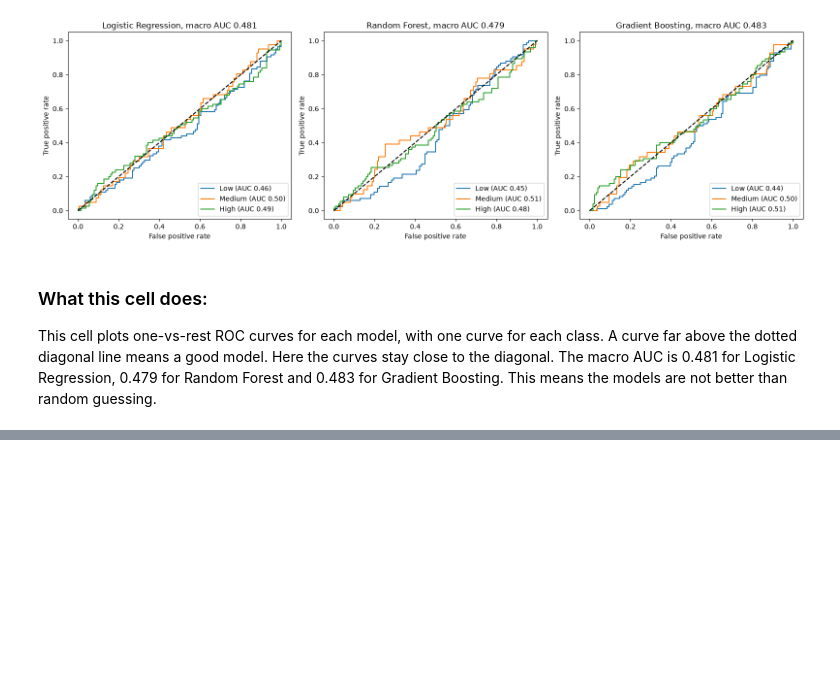
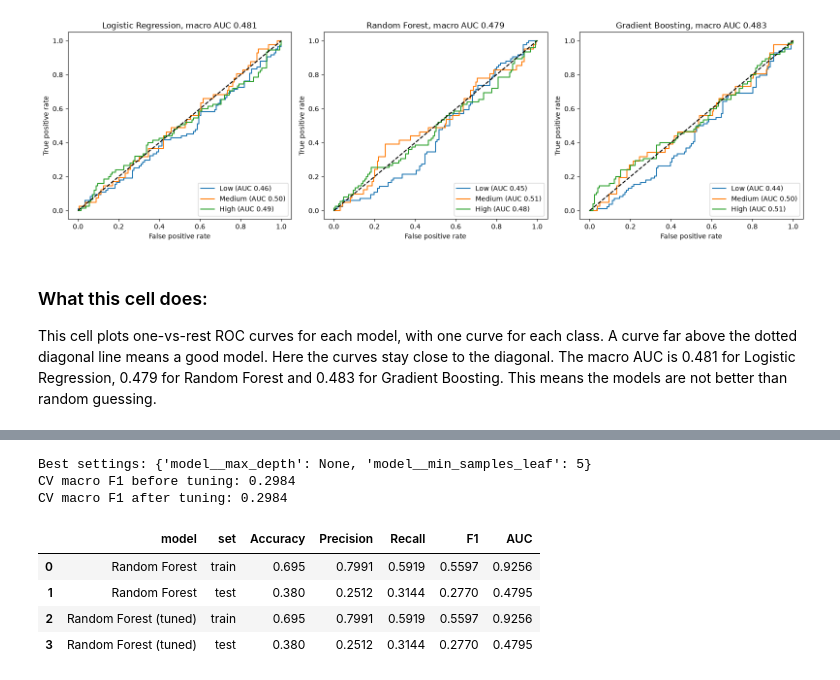
Before and after one commit to l253042/E-commerce, a Jupyter notebook: notebooks/E-commerce.ipynb, the cells around one changed output, grey strips where cells are left out. Saved outputs shown, nothing was run; the diff lists cells and outputs as text; code cells hidden in the pictures; blank space fills up the shorter version.

```diff
--- a/notebooks/E-commerce.ipynb
+++ b/notebooks/E-commerce.ipynb
@@ -1795,0 +1871,18 @@ This cell plots one-vs-rest ROC curves for each model, with one curve for each c
+# %%
+param_grid = {"model__max_depth": [3, 5, 10, None], "model__min_samples_leaf": [5, 20, 50]}
+
+rf_reg_pipe = Pipeline([("prep", make_preprocessor(FINAL_REG)),
+                        ("model", RandomForestRegressor(n_estimators=200, random_state=SEED))])
+grid_reg = GridSearchCV(rf_reg_pipe, param_grid, cv=reg_cv, scoring="r2")
+grid_reg.fit(train[FINAL_REG], y_train_reg)
+tuned_reg = grid_reg.best_estimator_
+
+print("Best settings:", grid_reg.best_params_)
+print("CV R2 before tuning:", round(cv_reg.loc["Random Forest", "R2_mean"], 4))
+print("CV R2 after tuning:", round(grid_reg.best_score_, 4))
+
+rows = []
+for name, pipe in [("Random Forest", reg_fitted["Random Forest"]), ("Random Forest (tuned)", tuned_reg)]:
+    for part, X, y in [("train", train[FINAL_REG], y_train_reg), ("test", test[FINAL_REG], y_test_reg)]:
+        rows.append({"model": name, "set": part, **reg_metrics(y, pipe.predict(X))})
+display(pd.DataFrame(rows).round(4))
@@ -1795,0 +1901,25 @@ This cell plots one-vs-rest ROC curves for each model, with one curve for each c
+# %%
+rf_clf_pipe = Pipeline([("prep", make_preprocessor(FINAL_CLF)),
+                        ("model", RandomForestClassifier(n_estimators=200, random_state=SEED))])
+grid_clf = GridSearchCV(rf_clf_pipe, param_grid, cv=clf_cv, scoring="f1_macro")
+grid_clf.fit(train[FINAL_CLF], y_train_clf)
+tuned_clf = grid_clf.best_estimator_
+
+print("Best settings:", grid_clf.best_params_)
+print("CV macro F1 before tuning:", round(cv_clf.loc["Random Forest", "F1_mean"], 4))
+print("CV macro F1 after tuning:", round(grid_clf.best_score_, 4))
+
+rows = []
+for name, pipe in [("Random Forest", clf_fitted["Random Forest"]), ("Random Forest (tuned)", tuned_clf)]:
+    for part, X, y in [("train", train[FINAL_CLF], y_train_clf), ("test", test[FINAL_CLF], y_test_clf)]:
+        rows.append({"model": name, "set": part, **clf_metrics(pipe, X, y)})
+display(pd.DataFrame(rows).round(4))
+# %% [output]
+Best settings: {'model__max_depth': None, 'model__min_samples_leaf': 5}
+CV macro F1 before tuning: 0.2984
+CV macro F1 after tuning: 0.2984
+|  | model | set | Accuracy | Precision | Recall | F1 | AUC |
+| 0 | Random Forest | train | 0.695 | 0.7991 | 0.5919 | 0.5597 | 0.9256 |
+| 1 | Random Forest | test | 0.380 | 0.2512 | 0.3144 | 0.2770 | 0.4795 |
+| 2 | Random Forest (tuned) | train | 0.695 | 0.7991 | 0.5919 | 0.5597 | 0.9256 |
+| 3 | Random Forest (tuned) | test | 0.380 | 0.2512 | 0.3144 | 0.2770 | 0.4795 |
```
Also changed, not shown: parts of 14 cells of this notebook, 1 other file.
